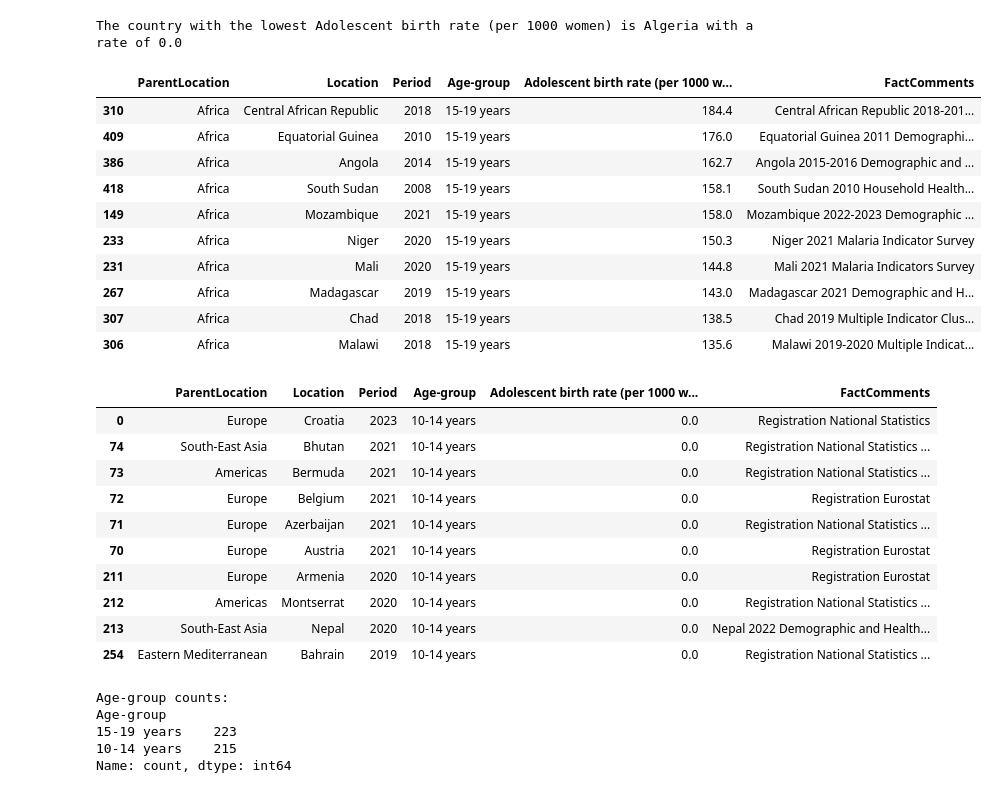
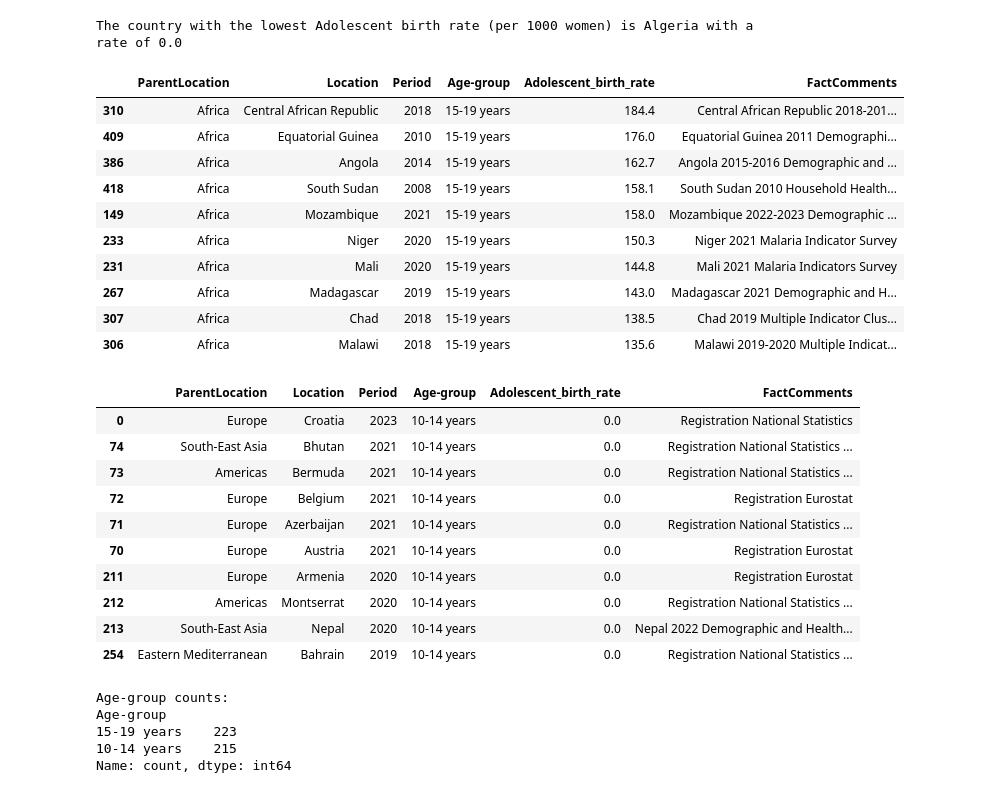
Before and after one commit to laurar9889/Project_3_Team_1, a Jupyter notebook: main.ipynb, the cells around one changed output. Saved outputs shown, nothing was run; the diff lists cells and outputs as text; code cells hidden in the pictures.

```diff
--- a/main.ipynb
+++ b/main.ipynb
@@ -390,6 +390,6 @@ Hdf_cleaned.head()
 hDf_cleaned = Hdf_cleaned.copy()
 
 # Rename the 'Value' column to 'Adolescent birth rate (per 1000 women)'
-hDf_cleaned.rename(columns={'Value': 'Adolescent birth rate (per 1000 women)', 'Dim2': 'Age-group'}, inplace=True)
+hDf_cleaned.rename(columns={'Value': 'Adolescent_birth_rate', 'Dim2': 'Age-group'}, inplace=True)
 hDf_cleaned.head()
 # %% [output]
@@ -424,11 +424,11 @@ print(f"The country with the lowest Adolescent birth rate (per 1000 women) is {l
 # %% [output]
 The country with the lowest Adolescent birth rate (per 1000 women) is Algeria with a rate of 0.0
 # %%
-highest_rate = hDf_cleaned.sort_values(by='Adolescent birth rate (per 1000 women)', ascending=False)
+highest_rate = hDf_cleaned.sort_values(by='Adolescent_birth_rate', ascending=False)
 
 highest_rate.head(10)
 # %% [output]
-|  | ParentLocation | Location | Period | Age-group | Adolescent birth rate (per 1000 w... | FactComments |
+|  | ParentLocation | Location | Period | Age-group | Adolescent_birth_rate | FactComments |
 | 310 | Africa | Central African Republic | 2018 | 15-19 years | 184.4 | Central African Republic 2018-201... |
 | 409 | Africa | Equatorial Guinea | 2010 | 15-19 years | 176.0 | Equatorial Guinea 2011 Demographi... |
 | 386 | Africa | Angola | 2014 | 15-19 years | 162.7 | Angola 2015-2016 Demographic and ... |
@@ -441,12 +441,12 @@ highest_rate.head(10)
 | 306 | Africa | Malawi | 2018 | 15-19 years | 135.6 | Malawi 2019-2020 Multiple Indicat... |
 # %%
 #HS# Sort the DataFrame in ascending order based on 'Adolescent birth rate (per 1000 women)'
-lowest_rate = hDf_cleaned.sort_values(by='Adolescent birth rate (per 1000 women)', ascending=True)
+lowest_rate = hDf_cleaned.sort_values(by='Adolescent_birth_rate', ascending=True)
 
 # Display the sorted DataFrame
 lowest_rate.head(10)
 # %% [output]
-|  | ParentLocation | Location | Period | Age-group | Adolescent birth rate (per 1000 w... | FactComments |
+|  | ParentLocation | Location | Period | Age-group | Adolescent_birth_rate | FactComments |
 | 0 | Europe | Croatia | 2023 | 10-14 years | 0.0 | Registration National Statistics |
 | 74 | South-East Asia | Bhutan | 2021 | 10-14 years | 0.0 | Registration National Statistics ... |
 | 73 | Americas | Bermuda | 2021 | 10-14 years | 0.0 | Registration National Statistics ... |
```
Also changed, not shown: parts of 5 cells of this notebook.
